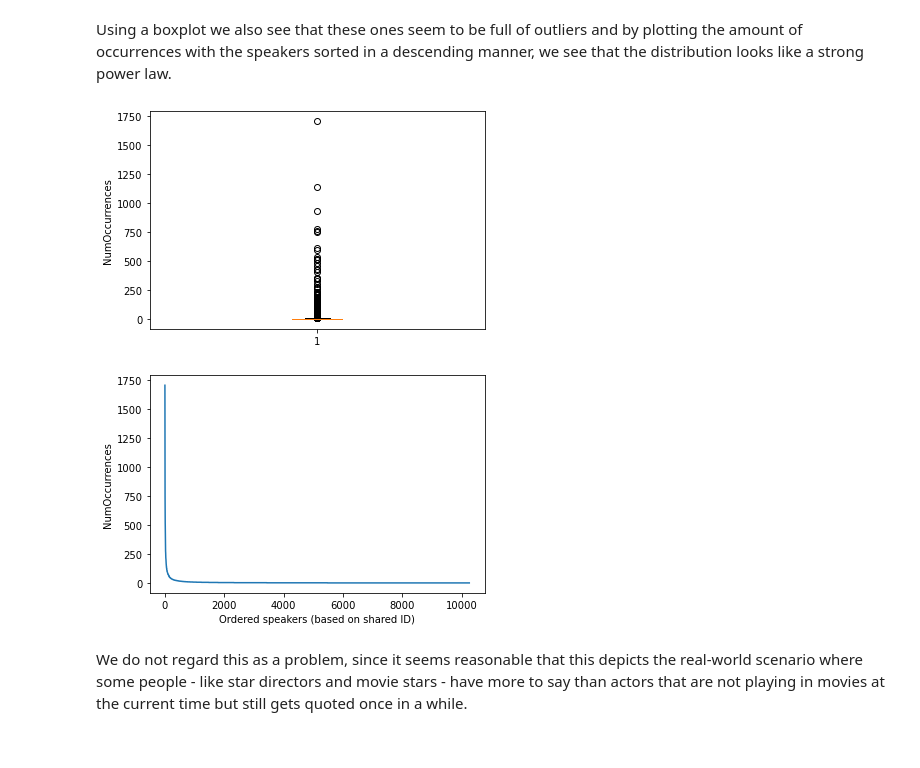
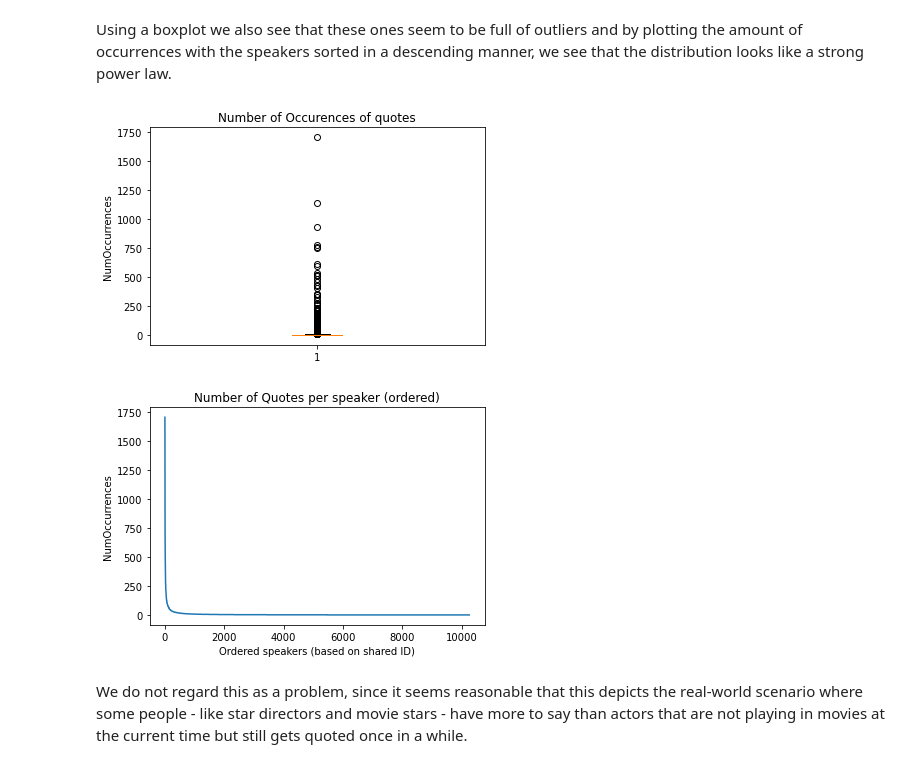
Before and after one commit to epfl-ada/ada-2021-project-f-jab, a Jupyter notebook: preprocessQuotebank.ipynb, the cells around one changed output. Drawn from its saved outputs; the diff is of its cells as text; code cells hidden in the pictures.

```diff
--- a/preprocessQuotebank.ipynb
+++ b/preprocessQuotebank.ipynb
@@ -405,16 +405,18 @@ Using a boxplot we also see that these ones seem to be full of outliers and by p
 # %%
 plt.boxplot(freq)
 plt.ylabel("NumOccurrences")
+plt.title('Number of Occurences of quotes')
 plt.show()
 # %% [output]
-[figure, old version]
+[figure, new version]
 # %%
 plt.plot(np.arange(len(freq)), freq)
 plt.xlabel("Ordered speakers (based on shared ID)")
 plt.ylabel("NumOccurrences")
+plt.title('Number of Quotes per speaker (ordered)')
 plt.show()
 # %% [output]
-[figure, old version]
+[figure, new version]
 # %% [markdown]
 We do not regard this as a problem, since it seems reasonable that this depicts the real-world scenario where some people - like star directors and movie stars - have more to say than actors that are not playing in movies at the current time but still gets quoted once in a while.
 # %% [markdown]
```
Also changed, not shown: parts of 5 cells of this notebook, 2 other files.
